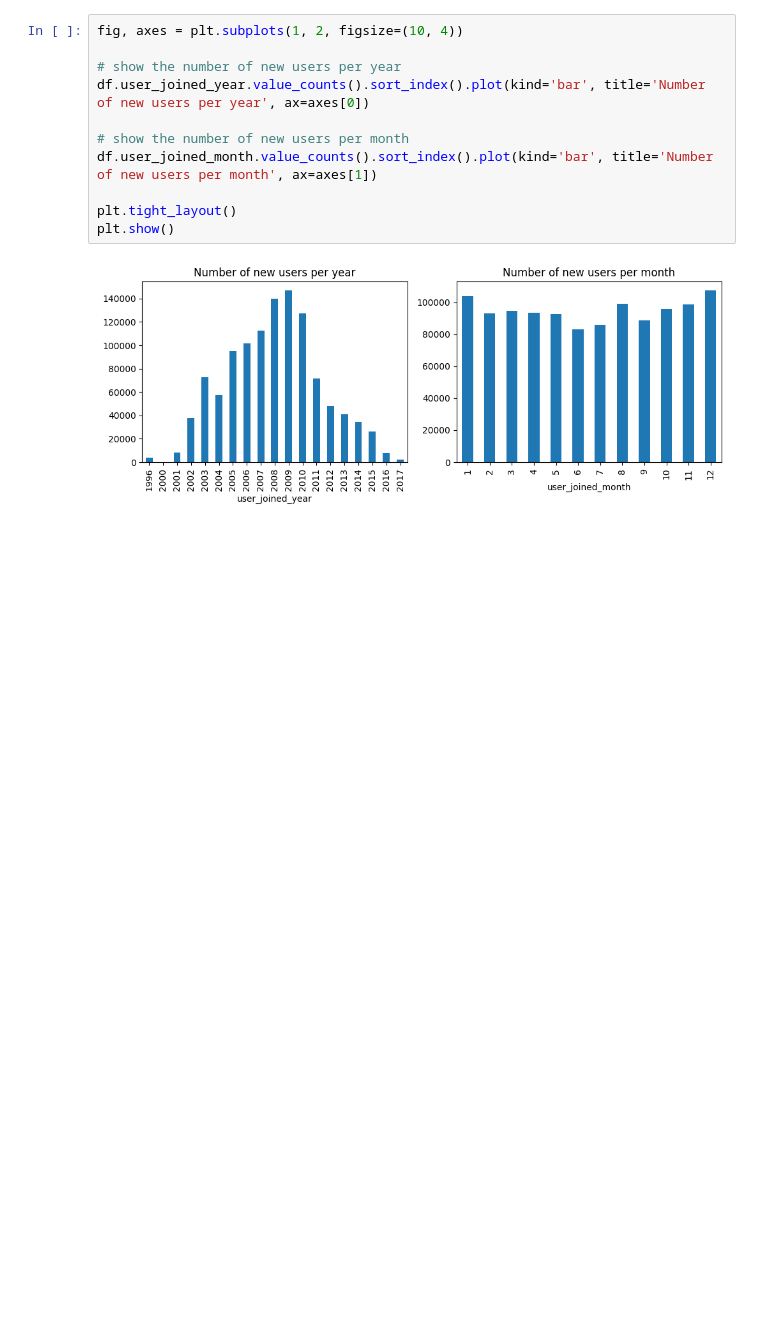
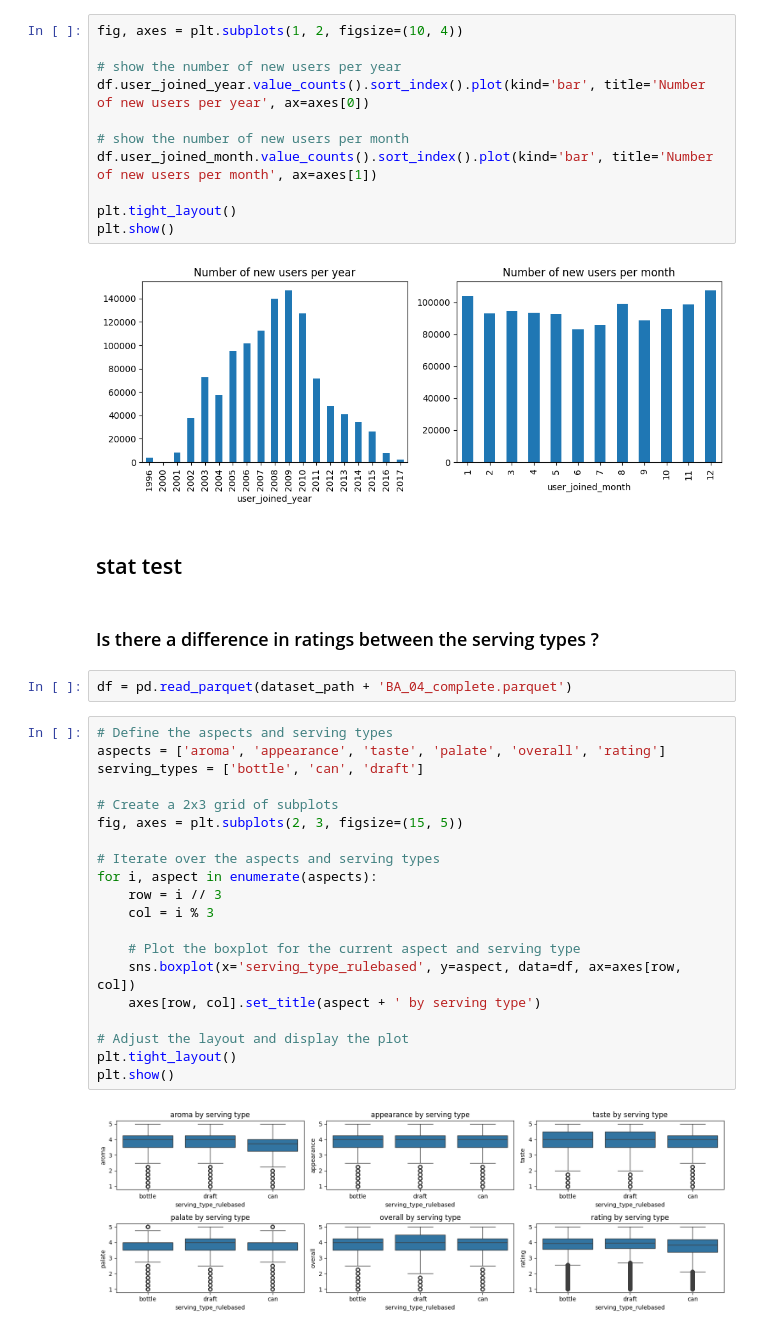
Before and after one commit to epfl-ada/ada-2023-project-beeradaventure46, a Jupyter notebook: tristan.ipynb, the cells around one changed output. Cells and saved outputs as stored; diff of their text form; blank space fills up the shorter version.

```diff
--- a/tristan.ipynb
+++ b/tristan.ipynb
@@ -71,3 +73,31 @@ plt.tight_layout()
 plt.show()
 # %% [output]
 [figure]
+# %% [markdown]
+## stat test
+# %% [markdown]
+### Is there a difference in ratings between the serving types ?
+# %%
+df = pd.read_parquet(dataset_path + 'BA_04_complete.parquet')
+# %%
+# Define the aspects and serving types
+aspects = ['aroma', 'appearance', 'taste', 'palate', 'overall', 'rating']
+serving_types = ['bottle', 'can', 'draft']
+
+# Create a 2x3 grid of subplots
+fig, axes = plt.subplots(2, 3, figsize=(15, 5))
+
+# Iterate over the aspects and serving types
+for i, aspect in enumerate(aspects):
+    row = i // 3
+    col = i % 3
+
+    # Plot the boxplot for the current aspect and serving type
+    sns.boxplot(x='serving_type_rulebased', y=aspect, data=df, ax=axes[row, col])
+    axes[row, col].set_title(aspect + ' by serving type')
+
+# Adjust the layout and display the plot
+plt.tight_layout()
+plt.show()
+# %% [output]
+[figure, added]
```
Also changed, not shown: parts of 9 cells of this notebook, 1 other file.
